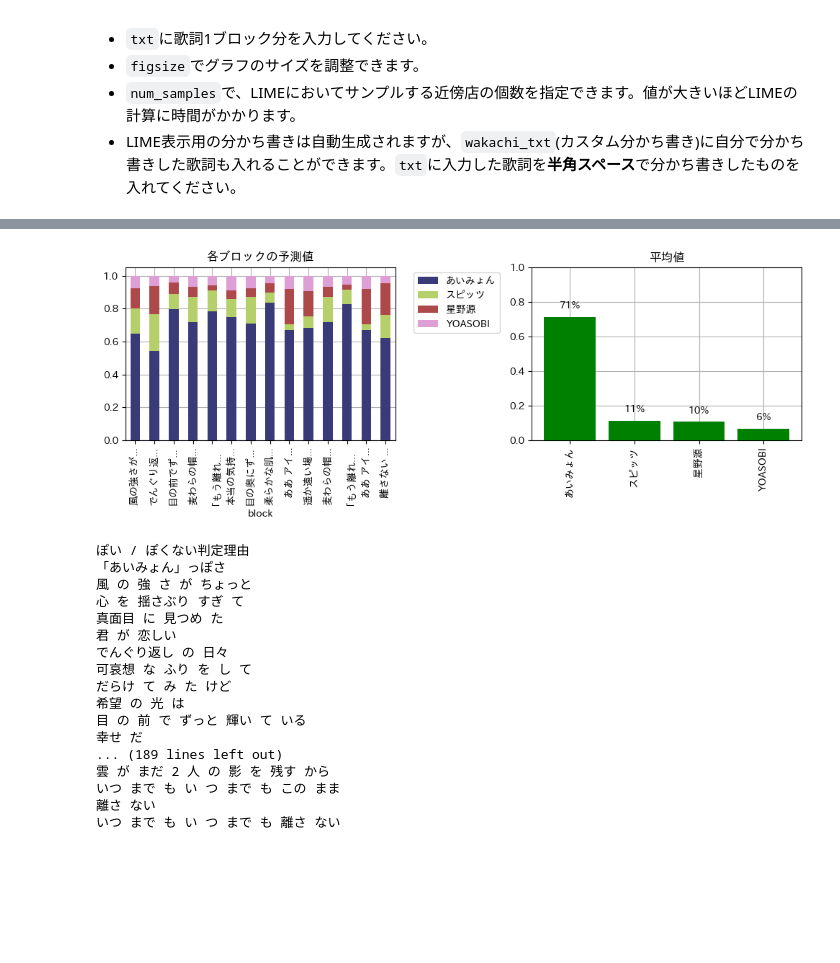
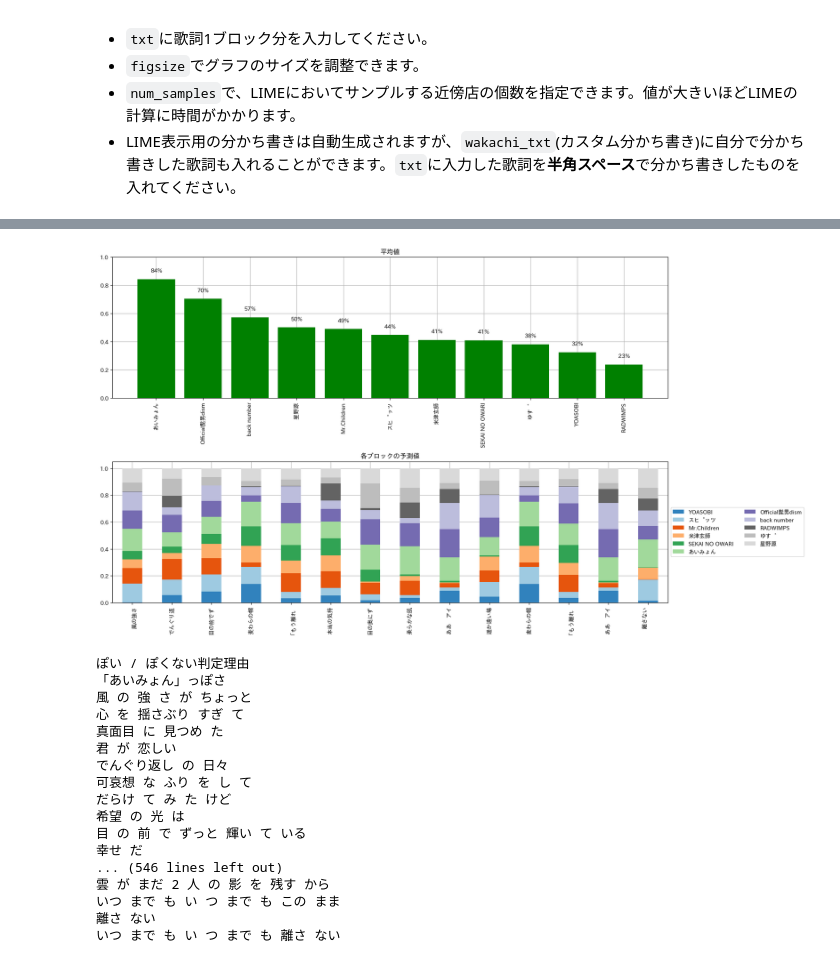
Before and after one commit to matsuda-tkm/artist-prediction-xai, a Jupyter notebook: notebooks/demo.ipynb, the cells around one changed output, grey strips where cells are left out. Cells and saved outputs as stored; diff of their text form; code cells hidden in the pictures; blank space fills up the shorter version.

```diff
--- a/notebooks/demo.ipynb
+++ b/notebooks/demo.ipynb
@@ -25,6 +33,6 @@ import unicodedata
 # %%
 # 保存先のパス
-PATH = './models/'
+PATH = '..'
 # %%
 class CharacterCNN(nn.Module):
     def __init__(self, num_classes ,embed_size=128, max_length=200, filter_sizes=(2, 3, 4, 5), filter_num=64):
@@ -73,0 +214,23 @@ def encode(txt, max_length=200):
+# %%
+print('Loading models...')
+
+# Embeddingの読み込み
+state_dict = torch.load(PATH + '/pretrain/model_fold1.pth', map_location=device)
+state_dict = OrderedDict(list(state_dict.items())[0:1])
+embed = CharacterCNNEmbedding().to(device)
+embed.load_state_dict(state_dict)
+
+# Classifierの読み込み
+classifier = dict()
+for artist in tqdm(os.listdir(PATH + '/models')):
+    if select_artist[artist]:
+        model_list = []
+        for file in os.listdir(PATH + '/models/'+ artist):
+            state_dict = torch.load(PATH + '/models/'+ artist + '/' +file, map_location=device)
+            clf = CharacterCNNClassifier(2).to(device)
+            clf.load_state_dict(state_dict)
+            model_list.append(clf)
+        classifier[artist] = model_list
+
+artists = list(classifier.keys())
+explainer = LimeTextExplainer(class_names=artists)
@@ -388,46 +507,40 @@ txt = """
 2人の想いが
 同じでありますように
 
 麦わらの帽子の君が
 揺れたマリーゴールドに似てる
 あれは空がまだ青い夏のこと
 懐かしいと笑えたあの日の恋
 
 「もう離れないで」と
 泣きそうな目で見つめる君を
 雲のような優しさでそっとぎゅっと
 抱きしめて離さない
 
 ああ　アイラブユーの言葉じゃ
 足りないからとキスして
 雲がまだ2人の影を残すから
 いつまでも　いつまでも　このまま
 
 離さない
 いつまでも　いつまでも　離さない
 """
-figsize = (10,4)  # グラフのサイズを調整 (横,縦)
+figsize = (18,10)  # グラフのサイズを調整 (横,縦)
 num_samples = 100  # サンプルする近傍点の個数
 
 # 分類結果の取得
-prob_arr = []
-raw_txt_arr = []
-for block_txt in txt.split('\n\n'):
-    prob,raw_txt = predict_one(block_txt, models)
-    prob_arr.append(prob)
-    raw_txt_arr.append(raw_txt.replace('*',' ')[:5]+'...')
-prob_arr = np.array(prob_arr)
+prob = predict_some_block(txt.split('\n\n'))
 
 # 100%積み上げ棒グラフで可視化
-plot_prediction2(prob_arr, raw_txt_arr, artists, figsize)
+show_predict_whole_song(prob, artists, sort=True, raw_txt_arr=txt.split('\n\n'), figsize=figsize)
 
 # LIME
-wakachi_txt = wakachi2(txt)
-exp = explainer.explain_instance(wakachi_txt, predict_fn2, num_features=200, labels=range(len(artists)), num_samples=num_samples)
-highlighted_text = highlight(exp, wakachi_txt)
+wakachi_txt = wakachi_some_block(txt)
+exp = explainer.explain_instance(wakachi_txt, predict_whole_song, num_features=len(wakachi_txt.split()), labels=range(len(artists)), num_samples=num_samples)
+highlighted_text = highlight(exp, wakachi_txt, prob.mean(axis=0))
 display(HTML(highlighted_text))
 # %% [output]
-[figure, old version]
+[figure, new version]
 ぽい / ぽくない判定理由
 「あいみょん」っぽさ
 風 の 強 さ が ちょっと
@@ -440,7 +553,7 @@ display(HTML(highlighted_text))
 希望 の 光 は
 目 の 前 で ずっと 輝い て いる
 幸せ だ
-... (189 lines left out)
+... (546 lines left out)
 雲 が まだ 2 人 の 影 を 残す から
 いつ まで も い つ まで も この まま
 離さ ない
```
Also changed, not shown: parts of 13 cells of this notebook.
